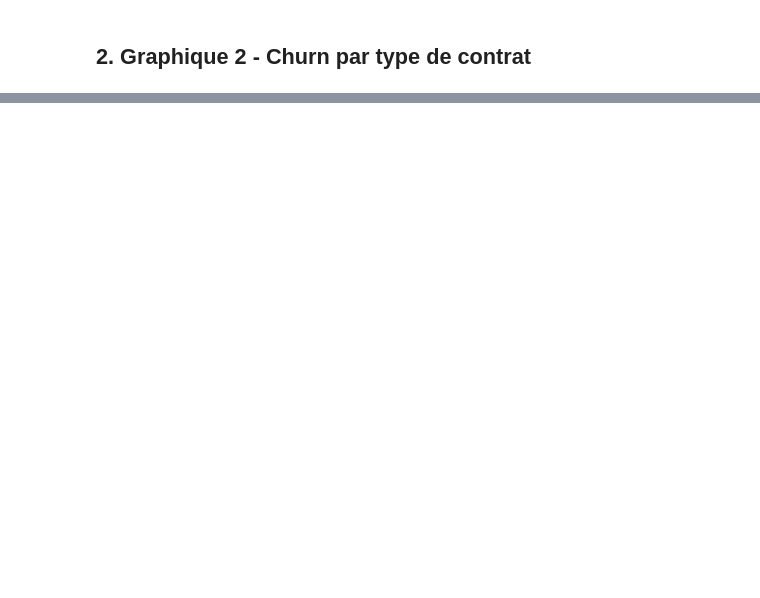
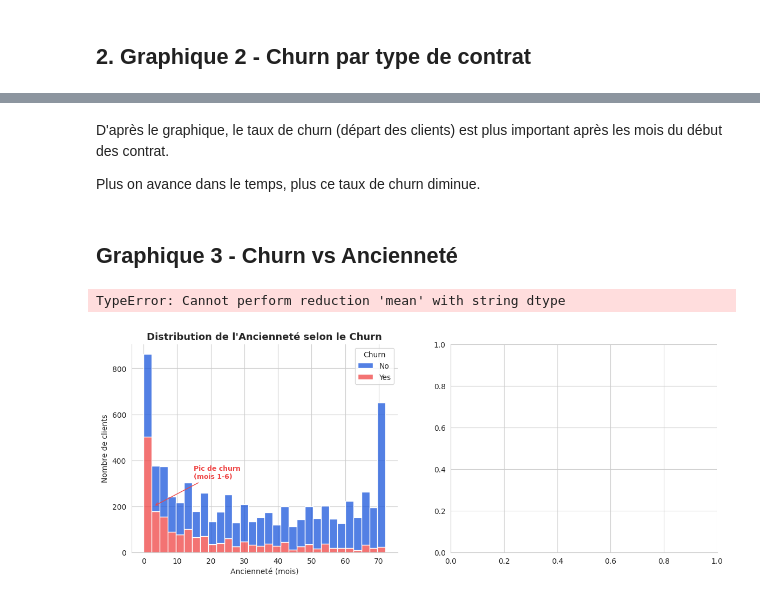
Before and after one commit to Haja-rabemananjara/Churn_Client_T-l-com, a Jupyter notebook: notebooks/04_visualisation.ipynb, the cells around one changed output, grey strips where cells are left out. Cells and saved outputs as stored; diff of their text form; code cells hidden in the pictures; blank space fills up the shorter version.

Commit message:
feat: fig3 = plot_churn_vs_tenure

```diff
--- a/notebooks/04_visualisation.ipynb
+++ b/notebooks/04_visualisation.ipynb
@@ -50,0 +56,17 @@ AttributeError: Axes.set() got an unexpected keyword argument 'figsize'
+# %% [markdown]
+D'après le graphique, le taux de churn (départ des clients) est plus important après les mois du début des contrat.
+
+Plus on avance dans le temps, plus ce taux de churn diminue.
+# %% [markdown]
+## Graphique 3 - Churn vs Ancienneté
+# %%
+fig3 = plot_churn_vs_tenure(
+    df_eda,
+    tenure_col='tenure',
+    churn_col='Churn',
+    tenure_group_col='tenure_group',
+    save_as='03_churn_vs_tenure.png',
+)
+# %% [output]
+TypeError: Cannot perform reduction 'mean' with string dtype
+[figure, added]
```
Also changed, not shown: parts of 3 cells of this notebook, 1 other file.
